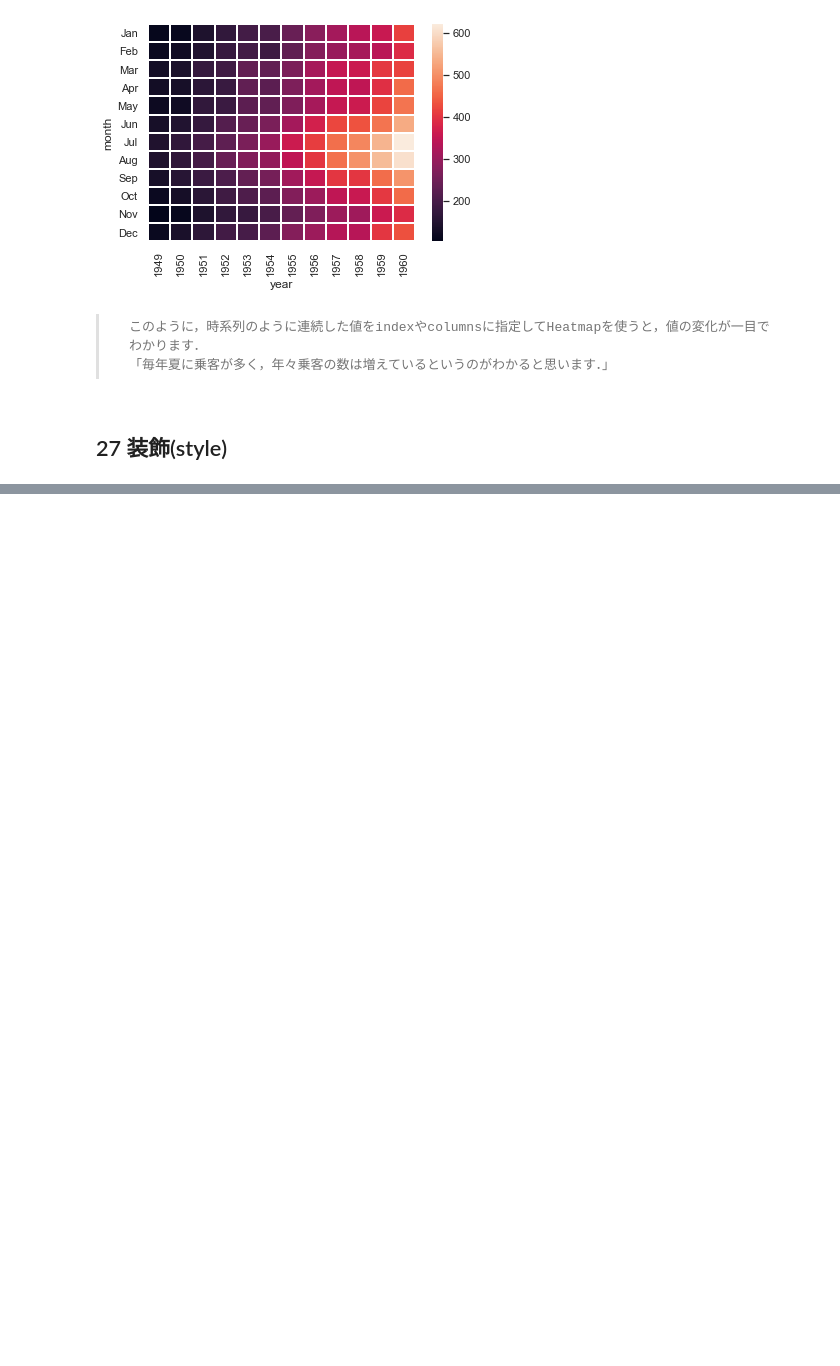
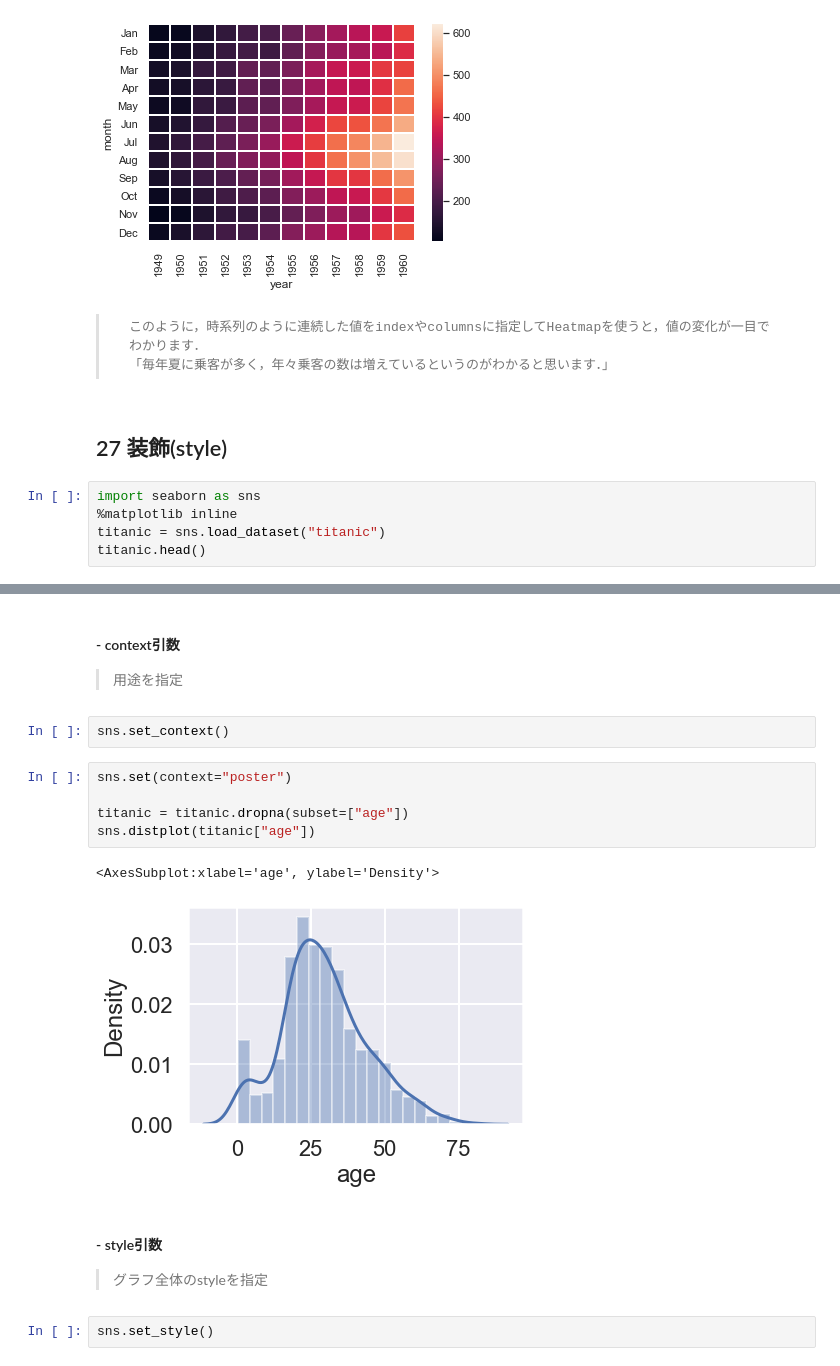
Before and after one commit to GitHiru/ml_academic, a Jupyter notebook: various_learning/kame/kame_ds_5_seaborn.ipynb, the cells around one changed output, grey strips where cells are left out. Cells and saved outputs as stored; diff of their text form; blank space fills up the shorter version.

Commit message:
(kame) seaborn27

```diff
--- a/various_learning/kame/kame_ds_5_seaborn.ipynb
+++ b/various_learning/kame/kame_ds_5_seaborn.ipynb
@@ -327,3 +327,8 @@ sns.heatmap(flights_pivot, linewidths=1)
 >     「毎年夏に乗客が多く，年々乗客の数は増えているというのがわかると思います．」
 # %% [markdown]
 ## 27 装飾(style)
+# %%
+import seaborn as sns
+%matplotlib inline
+titanic = sns.load_dataset("titanic")
+titanic.head()
@@ -329,0 +356,18 @@ sns.heatmap(flights_pivot, linewidths=1)
+# %% [markdown]
+#### - context引数
+>    用途を指定
+# %%
+sns.set_context()
+# %%
+sns.set(context="poster")
+
+titanic = titanic.dropna(subset=["age"])
+sns.distplot(titanic["age"])
+# %% [output]
+<AxesSubplot:xlabel='age', ylabel='Density'>
+[figure, added]
+# %% [markdown]
+#### - style引数
+>    グラフ全体のstyleを指定
+# %%
+sns.set_style()
```
Also changed, not shown: parts of 11 cells of this notebook.
